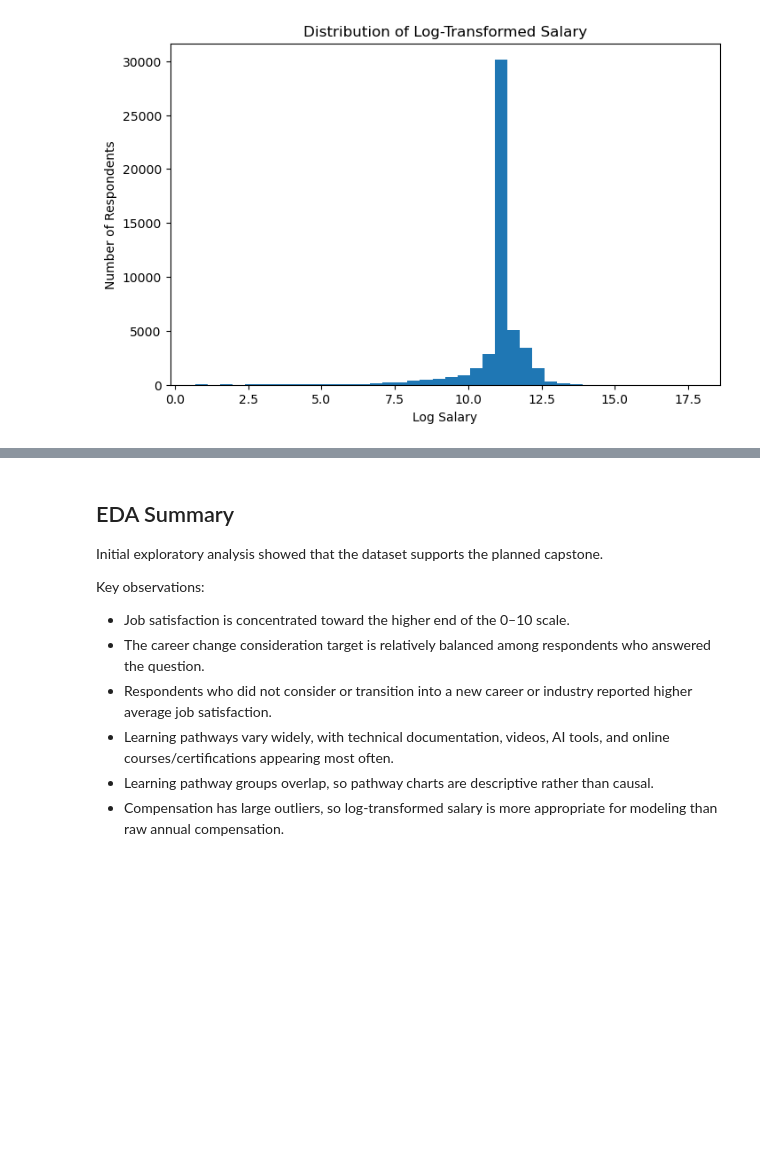
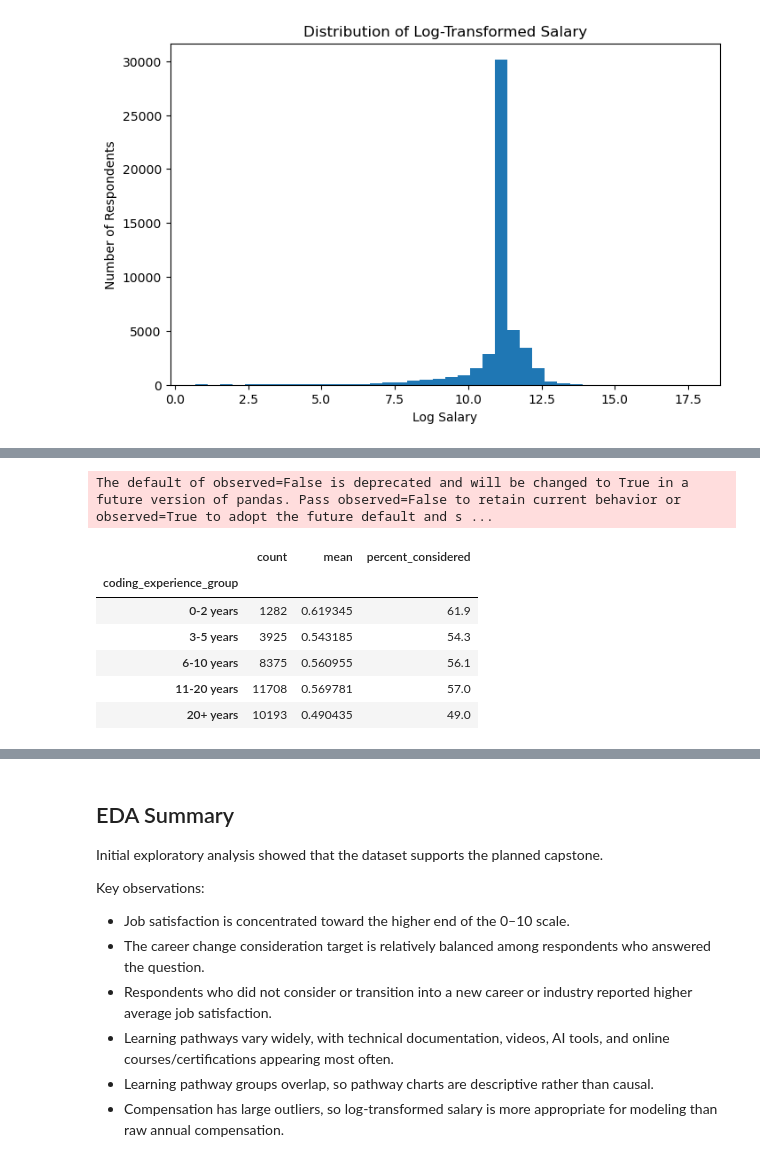
Before and after one commit to S-Shockley/building-digital-talent, a Jupyter notebook: notebooks/02_eda_edited.ipynb, the cells around one changed output, grey strips where cells are left out. Cells and saved outputs as stored; diff of their text form; code cells hidden in the pictures; blank space fills up the shorter version.

```diff
--- a/notebooks/02_eda_edited.ipynb
+++ b/notebooks/02_eda_edited.ipynb
@@ -390,0 +395,35 @@ plt.show()
+# %%
+# Create coding experience groups
+df["coding_experience_group"] = pd.cut(
+    df["YearsCode_clean"],
+    bins=[0, 2, 5, 10, 20, 60],
+    labels=[
+        "0-2 years",
+        "3-5 years",
+        "6-10 years",
+        "11-20 years",
+        "20+ years"
+    ],
+    include_lowest=True
+)
+
+experience_career_summary = (
+    df.dropna(subset=["coding_experience_group", "career_change_considered"])
+    .groupby("coding_experience_group")["career_change_considered"]
+    .agg(["count", "mean"])
+)
+
+experience_career_summary["percent_considered"] = (
+    experience_career_summary["mean"] * 100
+).round(1)
+
+experience_career_summary
+# %% [output]
+The default of observed=False is deprecated and will be changed to True in a future version of pandas. Pass observed=False to retain current behavior or observed=True to adopt the future default and s ...
+|  | count | mean | percent_considered |
+| coding_experience_group |  |  |  |
+| 0-2 years | 1282 | 0.619345 | 61.9 |
+| 3-5 years | 3925 | 0.543185 | 54.3 |
+| 6-10 years | 8375 | 0.560955 | 56.1 |
+| 11-20 years | 11708 | 0.569781 | 57.0 |
+| 20+ years | 10193 | 0.490435 | 49.0 |
```
Also changed, not shown: parts of 5 cells of this notebook, 6 other files.
